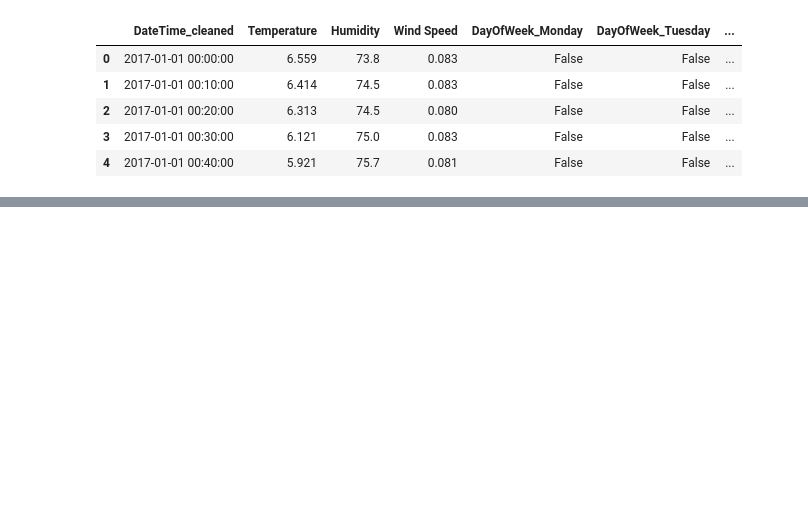
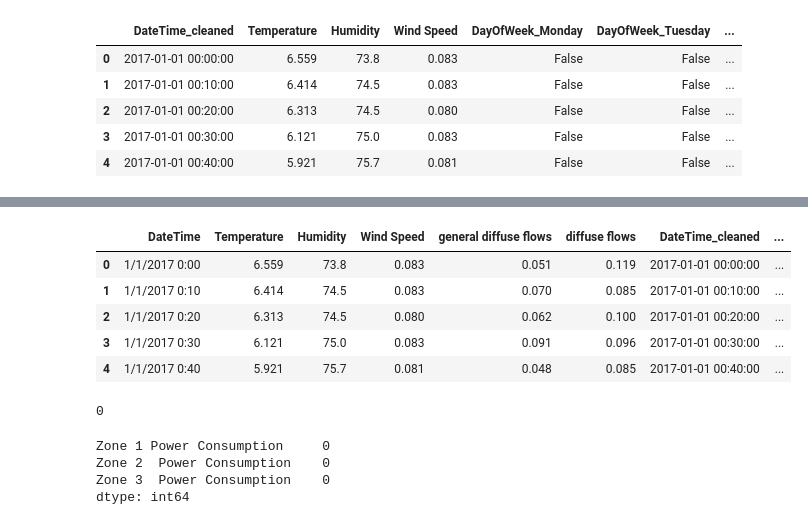
Before and after one commit to JosMal96/powerhouse-squad-project, a Jupyter notebook: data_cleaning_nb.ipynb, the cells around one changed output, grey strips where cells are left out. Drawn from its saved outputs; the diff is of its cells as text; code cells hidden in the pictures; blank space fills up the shorter version.

Commit message:
Done some updates for the cleaning data.

```diff
--- a/data_cleaning_nb.ipynb
+++ b/data_cleaning_nb.ipynb
@@ -345,0 +369,9 @@ plt.show()
+# %%
+tetouan.data.features.head()
+# %% [output]
+|  | DateTime | Temperature | Humidity | Wind Speed | general diffuse flows | diffuse flows | DateTime_cleaned | ... |
+| 0 | 1/1/2017 0:00 | 6.559 | 73.8 | 0.083 | 0.051 | 0.119 | 2017-01-01 00:00:00 | ... |
+| 1 | 1/1/2017 0:10 | 6.414 | 74.5 | 0.083 | 0.070 | 0.085 | 2017-01-01 00:10:00 | ... |
+| 2 | 1/1/2017 0:20 | 6.313 | 74.5 | 0.080 | 0.062 | 0.100 | 2017-01-01 00:20:00 | ... |
+| 3 | 1/1/2017 0:30 | 6.121 | 75.0 | 0.083 | 0.091 | 0.096 | 2017-01-01 00:30:00 | ... |
+| 4 | 1/1/2017 0:40 | 5.921 | 75.7 | 0.081 | 0.048 | 0.085 | 2017-01-01 00:40:00 | ... |
@@ -345,0 +380,11 @@ plt.show()
+# %%
+y.duplicated().sum()
+# %% [output]
+0
+# %%
+y.isnull().sum()
+# %% [output]
+Zone 1 Power Consumption     0
+Zone 2  Power Consumption    0
+Zone 3  Power Consumption    0
+dtype: int64
```
Also changed, not shown: parts of 37 cells of this notebook, 2 other files.
